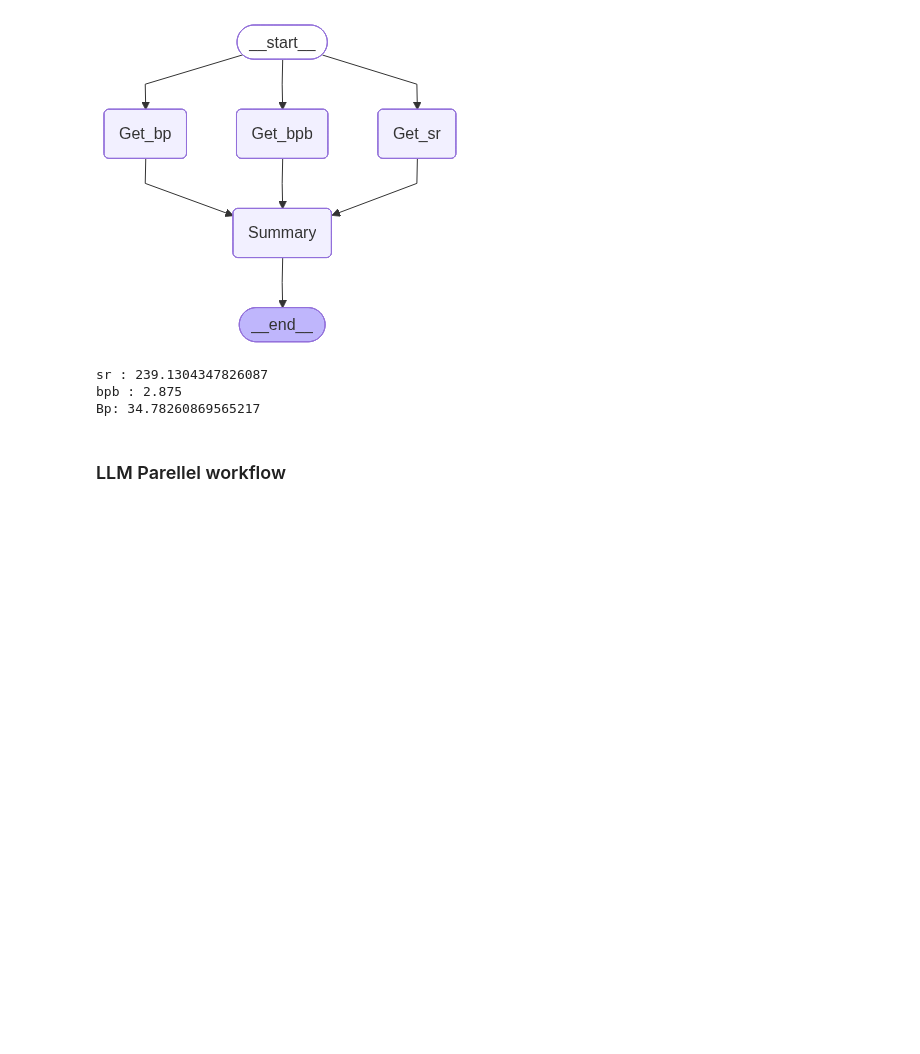
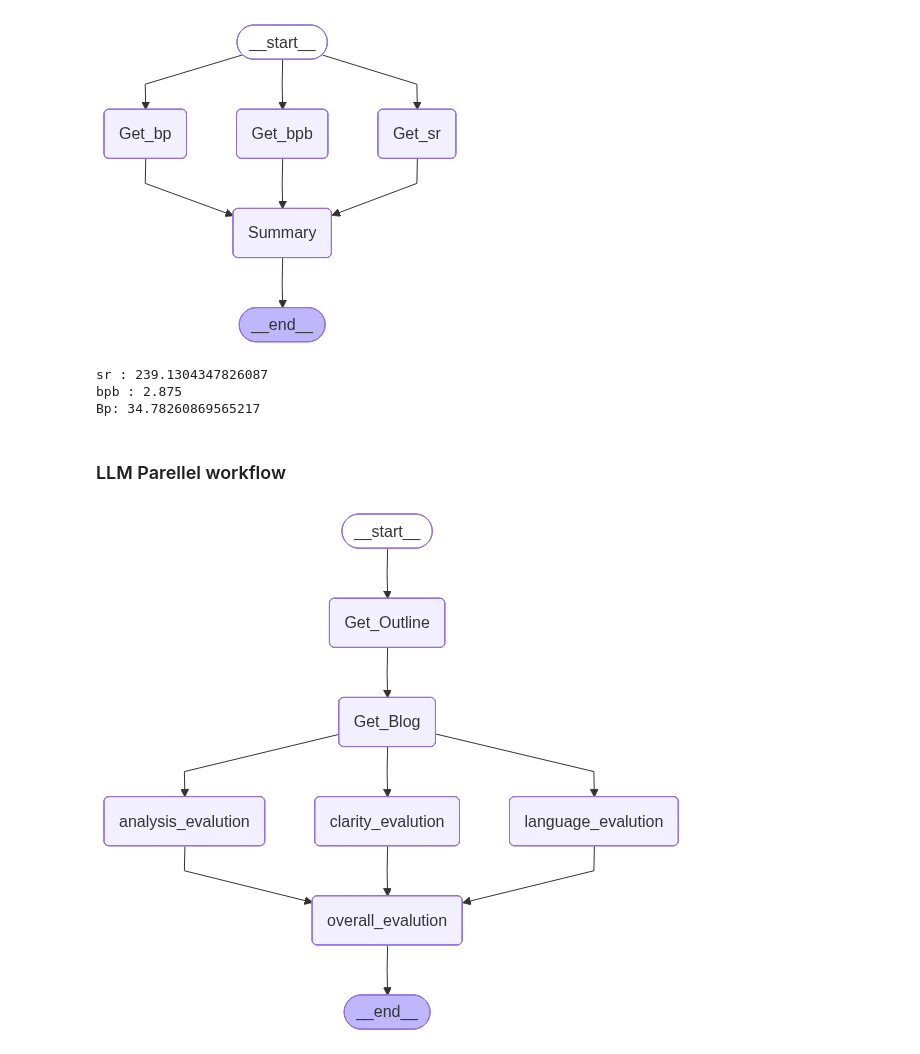
Before and after one commit to Shantnu-singh/LangGraph-Basic-to-Advance, a Jupyter notebook: L3_LangGraph_Parallel_Workflow.ipynb, the cells around one changed output. Saved outputs shown, nothing was run; the diff lists cells and outputs as text; code cells hidden in the pictures; blank space fills up the shorter version.

Commit message:
Added LangGraph Parallel Workflow

```diff
--- a/L3_LangGraph_Parallel_Workflow.ipynb
+++ b/L3_LangGraph_Parallel_Workflow.ipynb
@@ -103,3 +106,28 @@ bpb : 2.875
 Bp: 34.78260869565217
 # %% [markdown]
 ### LLM Parellel workflow
+# %%
+# GET Blog Generation State
+from typing import Annotated , List
+from pydantic import BaseModel , Field
+import operator
+
+
+class BlogState(TypedDict):
+    topic : str
+    outline : str
+    blog :str
+    summary : str
+    language_feedback : str
+    anaylysis_feedback : str
+    calrity_feeback : str
+    overall_feedback : str
+    individual_scores : Annotated[List[int] , operator.add]
+    final_score : float
+
+class OutputScheme(BaseModel):
+    feedback : str = Field(description="Provide a Detailed feedback of the Blog")
+    Score : int = Field(description= "Score between 1-10 based on the feedback" , ge = 0 , le = 10)
+
+llm_gemini_structured = llm_gemini.with_structured_output(OutputScheme)
+results = llm_gemini_structured.invoke("This blog post effectively communicates important insights about the intersection of AI and the labor market in the tech industry. With careful attention to grammar, vocabulary richness, sentence variety, and tone adjustments, the post can be further polished for greater impact and engagement. Overall, these minor tweaks would enhance clarity and resonate more deeply with readers navigating these challenging dynamics.")
@@ -105,0 +279,5 @@ Bp: 34.78260869565217
+# %%
+from IPython.display import Image
+Image(blog_workflow.get_graph().draw_mermaid_png())
+# %% [output]
+[figure, added]
```
Also changed, not shown: parts of 4 cells of this notebook.
